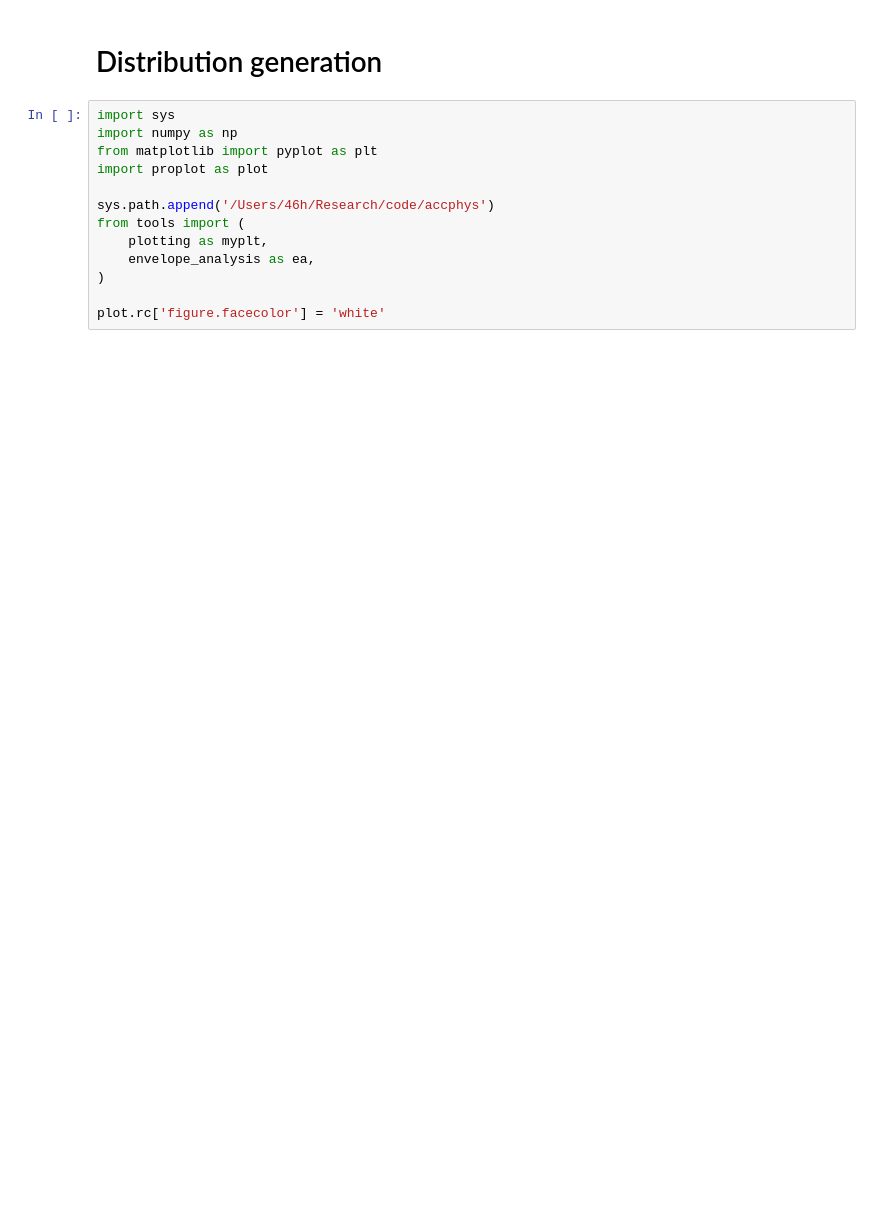
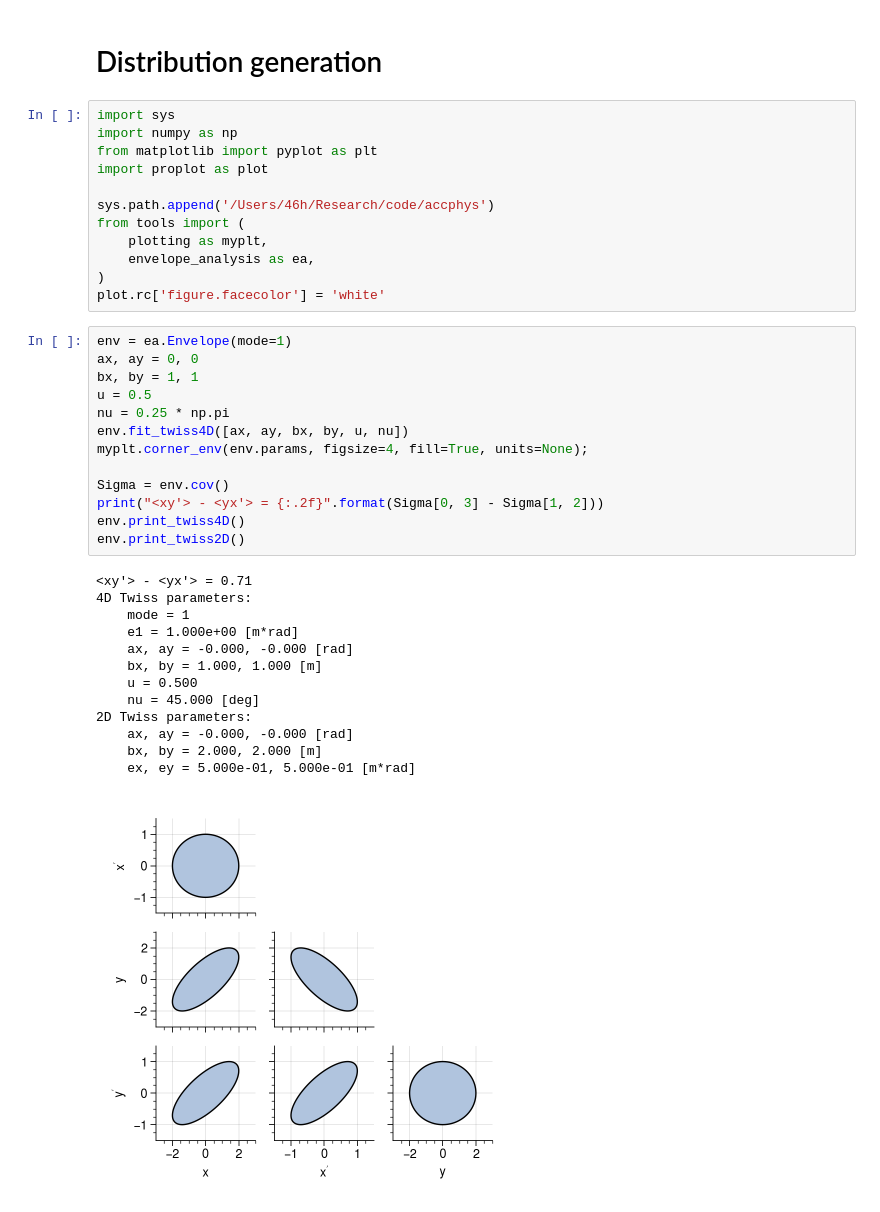
Before and after one commit to austin-hoover/accphys-tools, a Jupyter notebook: jupyter_notebooks/distribution_generation.ipynb, the cells around one changed output. Cells and saved outputs as stored; diff of their text form; blank space fills up the shorter version.

```diff
--- a/jupyter_notebooks/distribution_generation.ipynb
+++ b/jupyter_notebooks/distribution_generation.ipynb
@@ -11,6 +11,32 @@ from tools import (
     plotting as myplt,
     envelope_analysis as ea,
 )
-
 plot.rc['figure.facecolor'] = 'white'
+# %%
+env = ea.Envelope(mode=1)
+ax, ay = 0, 0
+bx, by = 1, 1
+u = 0.5
+nu = 0.25 * np.pi
+env.fit_twiss4D([ax, ay, bx, by, u, nu])
+myplt.corner_env(env.params, figsize=4, fill=True, units=None);
+
+Sigma = env.cov()
+print("<xy'> - <yx'> = {:.2f}".format(Sigma[0, 3] - Sigma[1, 2]))
+env.print_twiss4D()
+env.print_twiss2D()
+# %% [output]
+<xy'> - <yx'> = 0.71
+4D Twiss parameters:
+    mode = 1
+    e1 = 1.000e+00 [m*rad]
+    ax, ay = -0.000, -0.000 [rad]
+    bx, by = 1.000, 1.000 [m]
+    u = 0.500
+    nu = 45.000 [deg]
+2D Twiss parameters:
+    ax, ay = -0.000, -0.000 [rad]
+    bx, by = 2.000, 2.000 [m]
+    ex, ey = 5.000e-01, 5.000e-01 [m*rad]
+[figure, added]
 # %%
```
Also changed, not shown: parts of 1 cell of this notebook.
